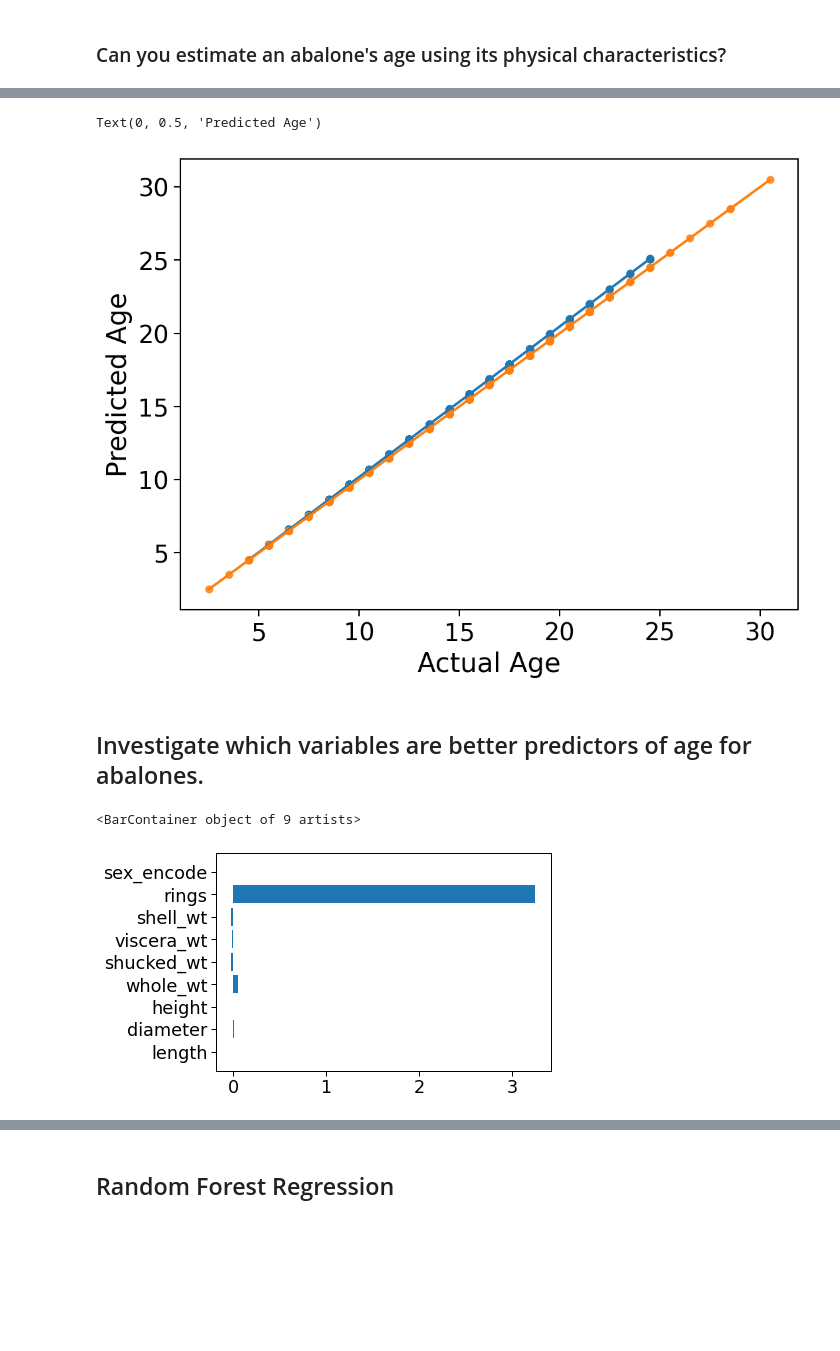
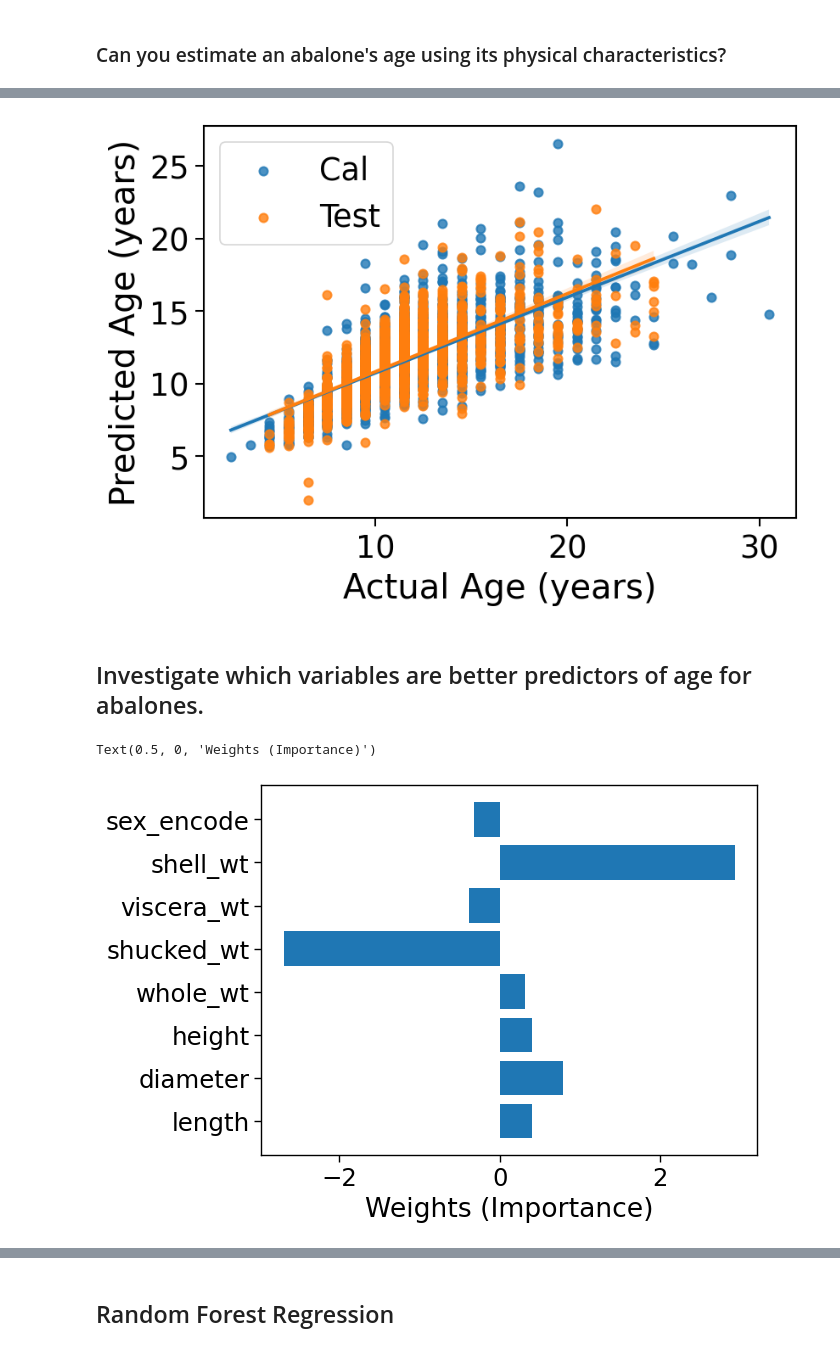
Before and after one commit to bunmiadejimi/Abalone-Prediction, a Jupyter notebook: Abalone.ipynb, the cells around one changed output, grey strips where cells are left out. Saved outputs shown, nothing was run; the diff lists cells and outputs as text; code cells hidden in the pictures; blank space fills up the shorter version.

```diff
--- a/Abalone.ipynb
+++ b/Abalone.ipynb
@@ -188,5 +197,8 @@ df[['shell_wt', 'rings']].corr(), df[df.sex == 'F'][['shell_wt', 'rings']].corr(
 df['sex_encode'] = df.sex.map({'M': 0, 'F': 1, 'I': 2})
 # %%
-X = df.drop(['sex', 'age'], axis = 1)
+# Create X and y matrices
+# Since number of rings perfectly predicts the abalone age,
+# we would prefer to predict with the other features of the abalone
+X = df.drop(['sex', 'age', 'rings'], axis = 1)
 y = df.age
 # %%
@@ -219,28 +246,29 @@ sns.lineplot(x =range(1, 8), y = mse, marker='o')
 # %%
-pls_opt = PLSRegression(n_components=n)
-pls_opt.fit(X_train, y_train)
 
-cal = pls_opt.predict(X_train)
+# apply n_compnents=4
+pls_opt = PLSRegression(n_components=4)     #intialize model
 
-predicted = pls_opt.predict(X_test)
+pls_opt.fit(X_train, y_train)       #fit model
 
-pls_cv = cross_validate(pls_opt, X_train, y_train, cv=10, scoring = ['r2', 'neg_mean_squared_error'])
+cal = pls_opt.predict(X_train).flatten()      #predict training data
 
-predicted = [item for sublist in predicted for item in sublist]
-cal = [item for sublist in cal for item in sublist]
+predicted = pls_opt.predict(X_test).flatten()     #predict test data
 
-print('RMSE_Cal')
+pls_cv = cross_validate(pls_opt, X_train, y_train, cv=10, scoring = ['r2', 'neg_mean_squared_error']) # predict cross-validation scores
+
+#print metrics
+print('MSE_Cal')
 print(mean_squared_error(y_train, cal))
 print('Rsq_Cal')
 print(r2_score(y_train, cal))
 print('\n')
-print('RMSE_CV')
+print('MSE_CV')
 print(np.abs(pls_cv['test_neg_mean_squared_error']).mean())
 print('Rsq_CV')
 print(pls_cv['test_r2'].mean())
 print('\n')
-print('RMSE_Validation')
+print('MSE_Test')
 print(mean_squared_error(y_test, predicted))
-print('Rsq_Validation')
+print('Rsq_Test')
 print(r2_score(y_test, predicted))
 # %% [output]
@@ -263,17 +295,22 @@ Rsq_Validation
 # %%
-plt.figure(figsize=(8, 6), dpi=150)
-sns.regplot(y_test, predicted, label='Test')#, s=15)
-sns.regplot(y_train, cal, label='Cal')#,, s=15)
-plt.xlabel('Actual Age')
-plt.ylabel('Predicted Age')
+#plot actual vs predicted age of abalones
+
+plt.figure(figsize=(6, 4), dpi=150)
+sns.regplot(x=y_train, y=cal, label='Cal')#,, s=15)
+sns.regplot(x=y_test, y=predicted, label='Test')#, s=15)
+
+plt.xlabel('Actual Age (years)')
+plt.ylabel('Predicted Age (years)')
+plt.legend();
 # %% [output]
-Text(0, 0.5, 'Predicted Age')
-[figure, old version]
+[figure, new version]
 # %% [markdown]
 ## Investigate which variables are better predictors of age for abalones.
 # %%
+#generate the weights for each feature
 coefficients = [item for sublist in pls_opt.coef_ for item in sublist]
-plt.barh(width =coefficients, y = X.columns)
+plt.barh(width =coefficients, y = X.columns);
+plt.xlabel('Weights (Importance)')
 # %% [output]
-<BarContainer object of 9 artists>
+Text(0.5, 0, 'Weights (Importance)')
-[figure, old version]
+[figure, new version]
```
Also changed, not shown: parts of 36 cells of this notebook.
